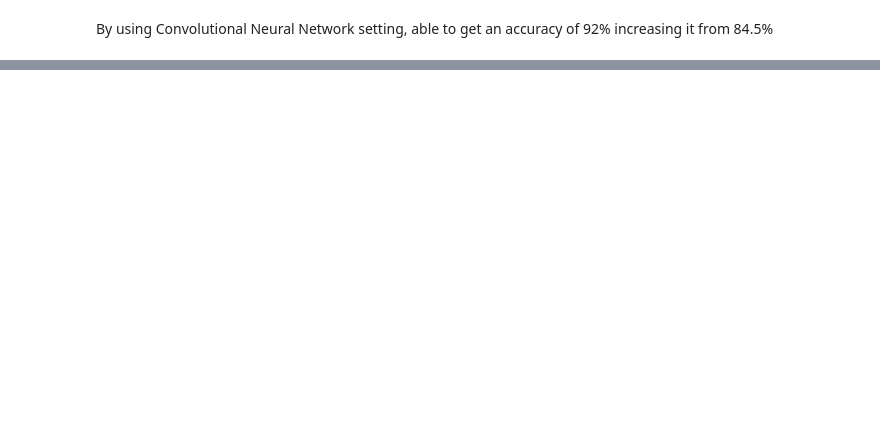
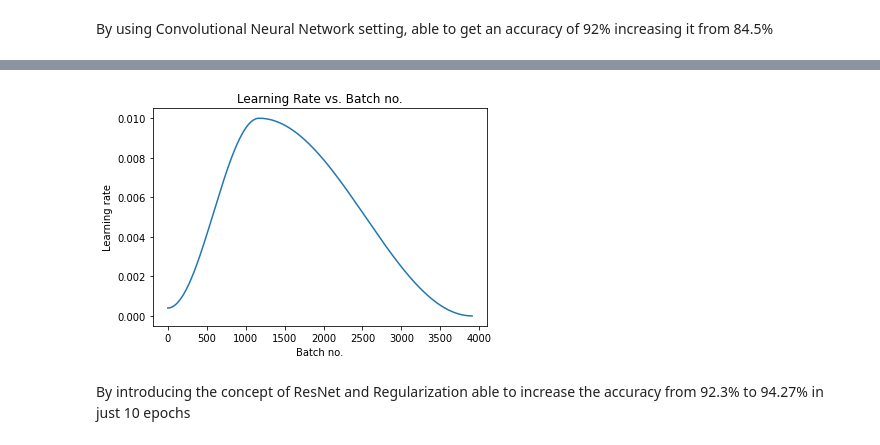
Before and after one commit to rohitpaul23/kaggleAssign, a Jupyter notebook: FMnist.ipynb, the cells around one changed output, grey strips where cells are left out. Saved outputs shown, nothing was run; the diff lists cells and outputs as text; code cells hidden in the pictures; blank space fills up the shorter version.

```diff
--- a/FMnist.ipynb
+++ b/FMnist.ipynb
@@ -763,0 +977,13 @@ By using Convolutional Neural Network setting, able to get an accuracy of 92% in
+# %%
+def plot_lrs(history):
+    lrs = np.concatenate([x.get('lrs', []) for x in history])
+    plt.plot(lrs)
+    plt.xlabel('Batch no.')
+    plt.ylabel('Learning rate')
+    plt.title('Learning Rate vs. Batch no.');
+# %%
+plot_lrs(history)
+# %% [output]
+[figure, added]
+# %% [markdown]
+By introducing the concept of ResNet and Regularization able to increase the accuracy from 92.3% to 94.27% in just 10 epochs
```
Also changed, not shown: parts of 39 cells of this notebook.
